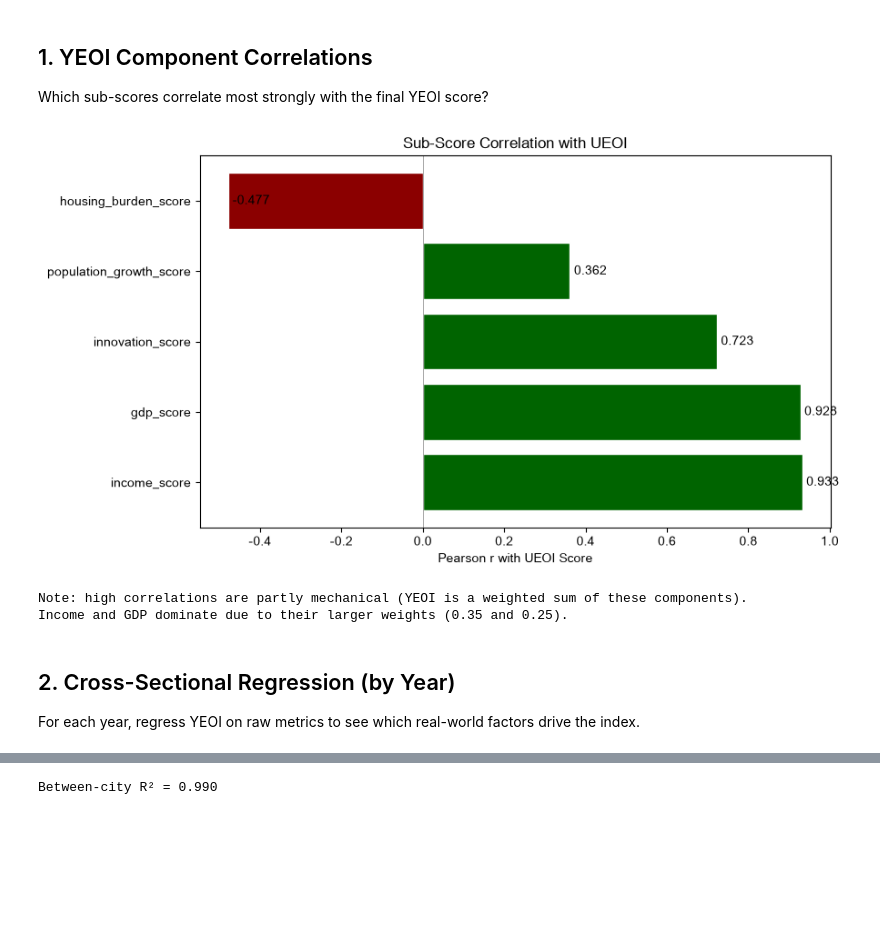
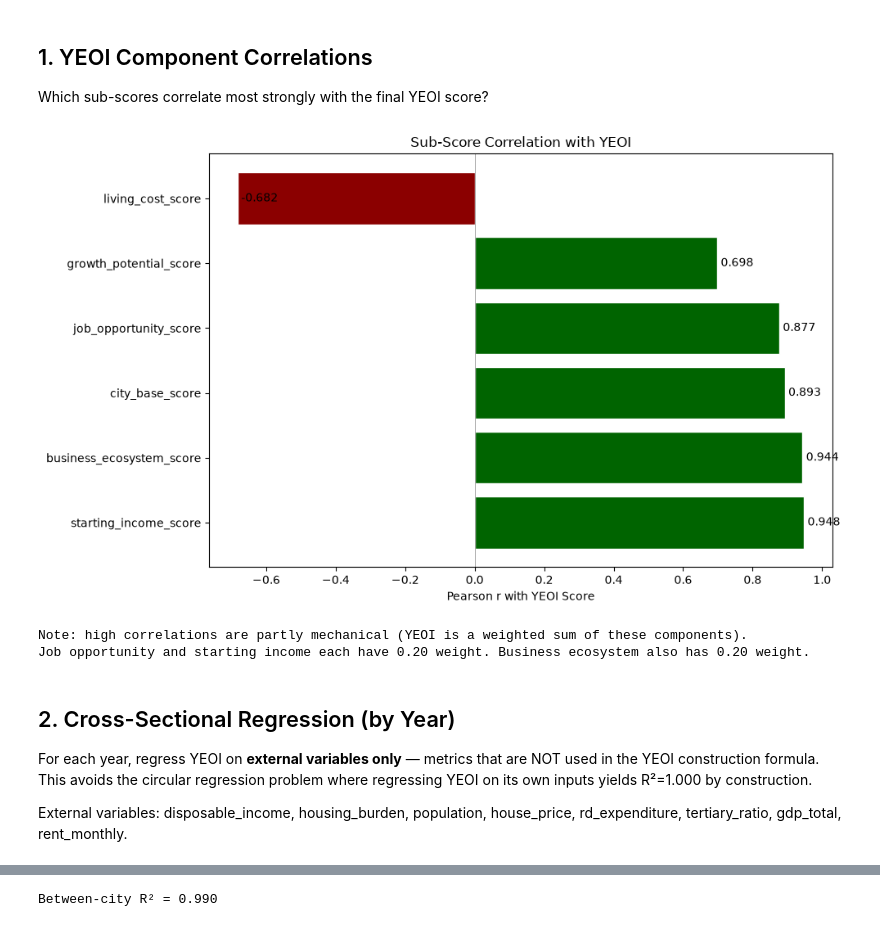
Before and after one commit to emiliazyy26/youth-economic-opportunity-index, a Jupyter notebook: notebooks/05_explanatory_model.ipynb, the cells around one changed output, grey strips where cells are left out. Saved outputs shown, nothing was run; the diff lists cells and outputs as text; code cells hidden in the pictures; blank space fills up the shorter version.

```diff
--- a/notebooks/05_explanatory_model.ipynb
+++ b/notebooks/05_explanatory_model.ipynb
@@ -3,16 +3,37 @@
 
 Purpose: use panel regression and correlation analysis to understand which factors drive urban opportunity. This is an explanatory analysis, not a predictive ML model.
 # %%
+from pathlib import Path
+import pandas as pd
+import matplotlib.pyplot as plt
+import seaborn as sns
+
 ROOT = Path.cwd().parent if Path.cwd().name == 'notebooks' else Path.cwd()
 scores = pd.read_csv(ROOT / 'data' / 'processed' / 'yeoi_scores.csv')
 panel = pd.read_csv(ROOT / 'data' / 'raw' / 'city_panel.csv')
 
-# Merge scores with raw panel for regression
-merge_cols = ['gdp_per_capita', 'disposable_income', 'population', 'population_growth',
-              'innovation_index', 'housing_burden', 'rent_burden', 'weighted_university_score',
-              'listed_company_count', 'high_tech_company_count', 'job_posting_count', 'entry_salary']
-merge_cols = [c for c in merge_cols if c in panel.columns]
-merged = scores.merge(panel[['city', 'year'] + merge_cols],
+# YEOI construction variables (direct inputs to sub-scores) — excluded from
+# regression to avoid circular (identity) regression.
+yeoi_input_vars = {
+    'job_posting_count', 'entry_salary', 'rent_burden',
+    'listed_company_count', 'high_tech_company_count',
+    'population_growth', 'innovation_index',
+    'weighted_university_score', 'gdp_per_capita',
+}
+
+# External variables: present in panel but NOT used to construct YEOI.
+# science_technology_expenditure excluded (only 4/100 non-null).
+external_features = [
+    'disposable_income', 'housing_burden', 'population', 'house_price',
+    'rd_expenditure', 'tertiary_ratio', 'gdp_total', 'rent_monthly',
+]
+external_features = [c for c in external_features if c in panel.columns]
+
+# Also merge YEOI input vars for reference / correlation plots
+all_merge = list(set(external_features + list(yeoi_input_vars)))
+all_merge = [c for c in all_merge if c in panel.columns]
+merged = scores.merge(panel[['city', 'year'] + all_merge],
                       on=['city', 'year'], how='left')
 print(f'Panel dataset: {len(merged)} rows, {len(merged["city"].unique())} cities')
+print(f'External regressors ({len(external_features)}): {external_features}')
 # %% [output]
@@ -23,33 +50,38 @@ Panel dataset: 100 rows, 20 cities
 Which sub-scores correlate most strongly with the final YEOI score?
 # %%
 sub_scores = ['job_opportunity_score', 'starting_income_score', 'living_cost_score',
-              'enterprise_opportunity_score', 'growth_potential_score', 'city_base_score']
+              'business_ecosystem_score', 'growth_potential_score', 'city_base_score']
 sub_scores = [s for s in sub_scores if s in merged.columns]
 
 corr_with_yeoi = merged[sub_scores + ['yeoi_score']].corr()['yeoi_score'].drop('yeoi_score').sort_values(ascending=False)
 
 fig, ax = plt.subplots(figsize=(10, 6))
 colors = ['darkgreen' if v > 0 else 'darkred' for v in corr_with_yeoi.values]
 bars = ax.barh(corr_with_yeoi.index, corr_with_yeoi.values, color=colors, edgecolor='white')
 ax.set_xlabel('Pearson r with YEOI Score')
 ax.set_title('Sub-Score Correlation with YEOI')
 ax.axvline(x=0, color='gray', linewidth=0.5)
 for bar, val in zip(bars, corr_with_yeoi.values):
     ax.text(bar.get_width() + 0.01, bar.get_y() + bar.get_height()/2,
             f'{val:.3f}', va='center', fontsize=10)
 plt.tight_layout()
 plt.show()
 
 print('Note: high correlations are partly mechanical (YEOI is a weighted sum of these components).')
-print('Job opportunity and starting income each have 0.20 weight. Enterprise opportunity also has 0.20 weight.')
+print('Job opportunity and starting income each have 0.20 weight. Business ecosystem also has 0.20 weight.')
 # %% [output]
-[figure, old version]
+[figure, new version]
 Note: high correlations are partly mechanical (YEOI is a weighted sum of these components).
-Income and GDP dominate due to their larger weights (0.35 and 0.25).
+Job opportunity and starting income each have 0.20 weight. Business ecosystem also has 0.20 weight.
-# %% [markdown]
-## 2. Cross-Sectional Regression (by Year)
-
-For each year, regress YEOI on raw metrics to see which real-world factors drive the index.
+# %% [markdown]
+## 2. Cross-Sectional Regression (by Year)
+
+For each year, regress YEOI on **external variables only** — metrics that are NOT
+used in the YEOI construction formula. This avoids the circular regression problem
+where regressing YEOI on its own inputs yields R²=1.000 by construction.
+
+External variables: disposable_income, housing_burden, population, house_price,
+rd_expenditure, tertiary_ratio, gdp_total, rent_monthly.
 # %%
 import statsmodels.api as sm
 
```
Also changed, not shown: parts of 9 cells of this notebook.
